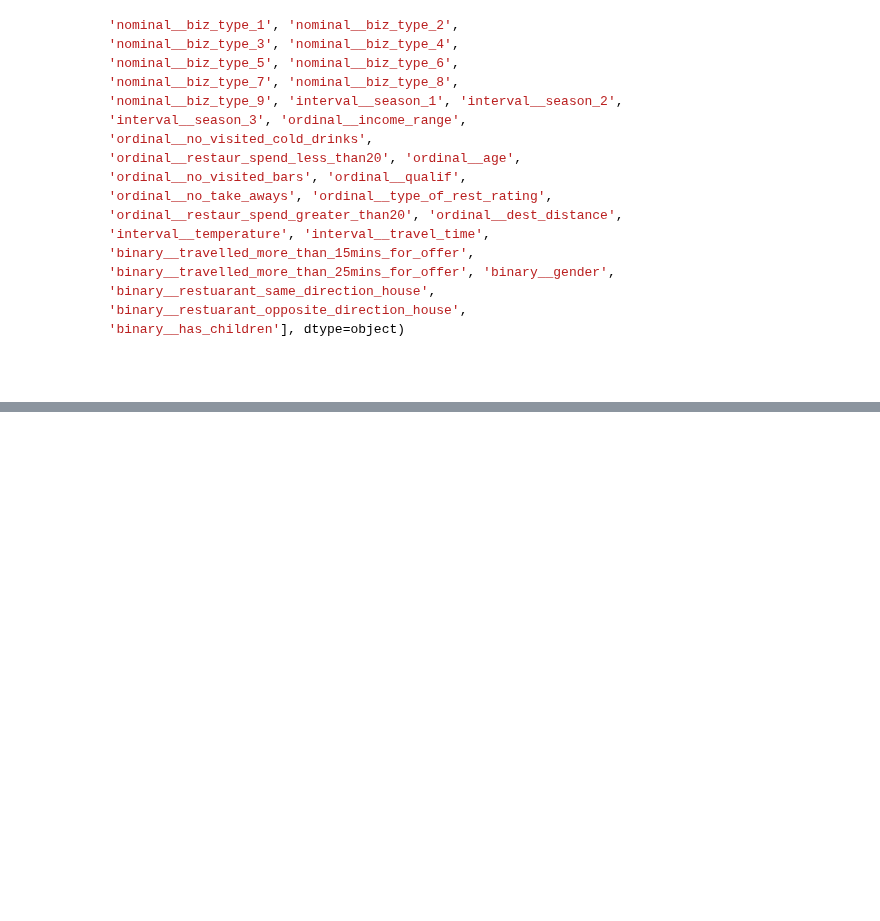
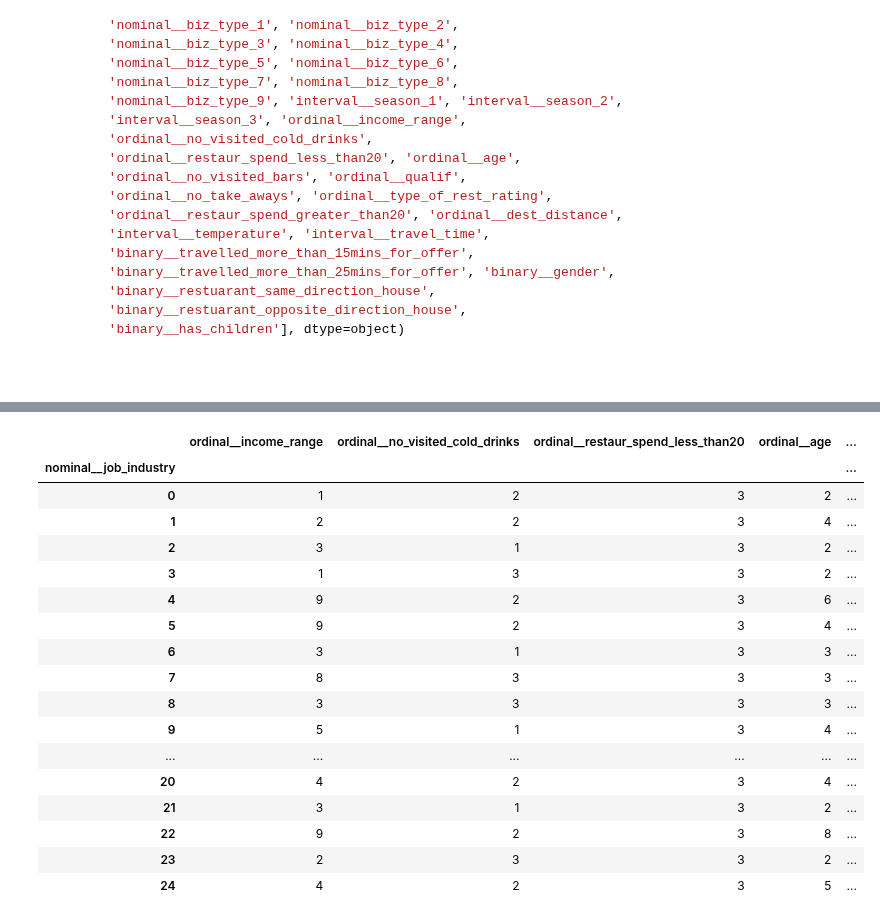
Before and after one commit to risan-raja/msiit, a Jupyter notebook: risan-raja-marketing-strategy-submission-sep-2022.ipynb, the cells around one changed output, grey strips where cells are left out. Saved outputs shown, nothing was run; the diff lists cells and outputs as text; code cells hidden in the pictures; blank space fills up the shorter version.

```diff
--- a/risan-raja-marketing-strategy-submission-sep-2022.ipynb
+++ b/risan-raja-marketing-strategy-submission-sep-2022.ipynb
@@ -1159,0 +1212,6 @@ array(['nominal__marital_status_0', 'nominal__marital_status_1',
+# %%
+original_data = pd.read_csv(DATA_INPUT + "train_data.csv")
+list(original_data.columns)
+# .style.background_gradient()
+c = 'restaurant type'
+original_data[c].value_counts()
@@ -1159,0 +1443,31 @@ array(['nominal__marital_status_0', 'nominal__marital_status_1',
+# %%
+pd.options.compute.use_numba= Falseordinal__qualif
+j_pivot=data.groupby("nominal__job_industry")[ordinal].agg(pd.Series.mode)
+j_pivot.iloc[7,4] = 3
+j_pivot.iloc[24,3] = 5
+j_pivot.iloc[19,1] = 5
+j_pivot.iloc[4,7] = 3
+j_pivot.iloc[18,7] = 4
+j_pivot.iloc[20,7] = 4
+# %%
+j_pivot['job'] = j_pivot.index
+j_pivot.eval('job_income_qualif = ordinal__income_range * ordinal__qualif + job')
+# %% [output]
+|  | ordinal__income_range | ordinal__no_visited_cold_drinks | ordinal__restaur_spend_less_than20 | ordinal__age | ... |
+| nominal__job_industry |  |  |  |  | ... |
+| 0 | 1 | 2 | 3 | 2 | ... |
+| 1 | 2 | 2 | 3 | 4 | ... |
+| 2 | 3 | 1 | 3 | 2 | ... |
+| 3 | 1 | 3 | 3 | 2 | ... |
+| 4 | 9 | 2 | 3 | 6 | ... |
+| 5 | 9 | 2 | 3 | 4 | ... |
+| 6 | 3 | 1 | 3 | 3 | ... |
+| 7 | 8 | 3 | 3 | 3 | ... |
+| 8 | 3 | 3 | 3 | 3 | ... |
+| 9 | 5 | 1 | 3 | 4 | ... |
+| ... | ... | ... | ... | ... | ... |
+| 20 | 4 | 2 | 3 | 4 | ... |
+| 21 | 3 | 1 | 3 | 2 | ... |
+| 22 | 9 | 2 | 3 | 8 | ... |
+| 23 | 2 | 3 | 3 | 2 | ... |
+| 24 | 4 | 2 | 3 | 5 | ... |
```
Also changed, not shown: parts of 33 cells of this notebook, 3 other files.
